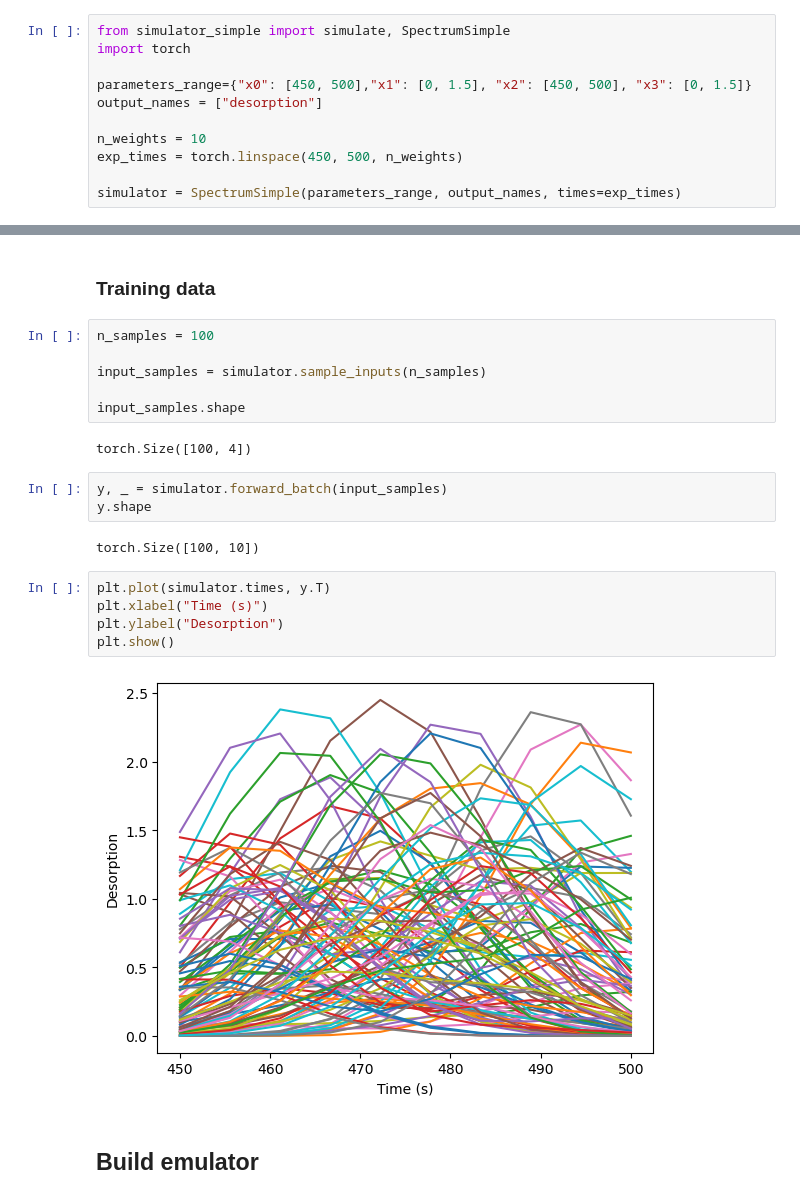
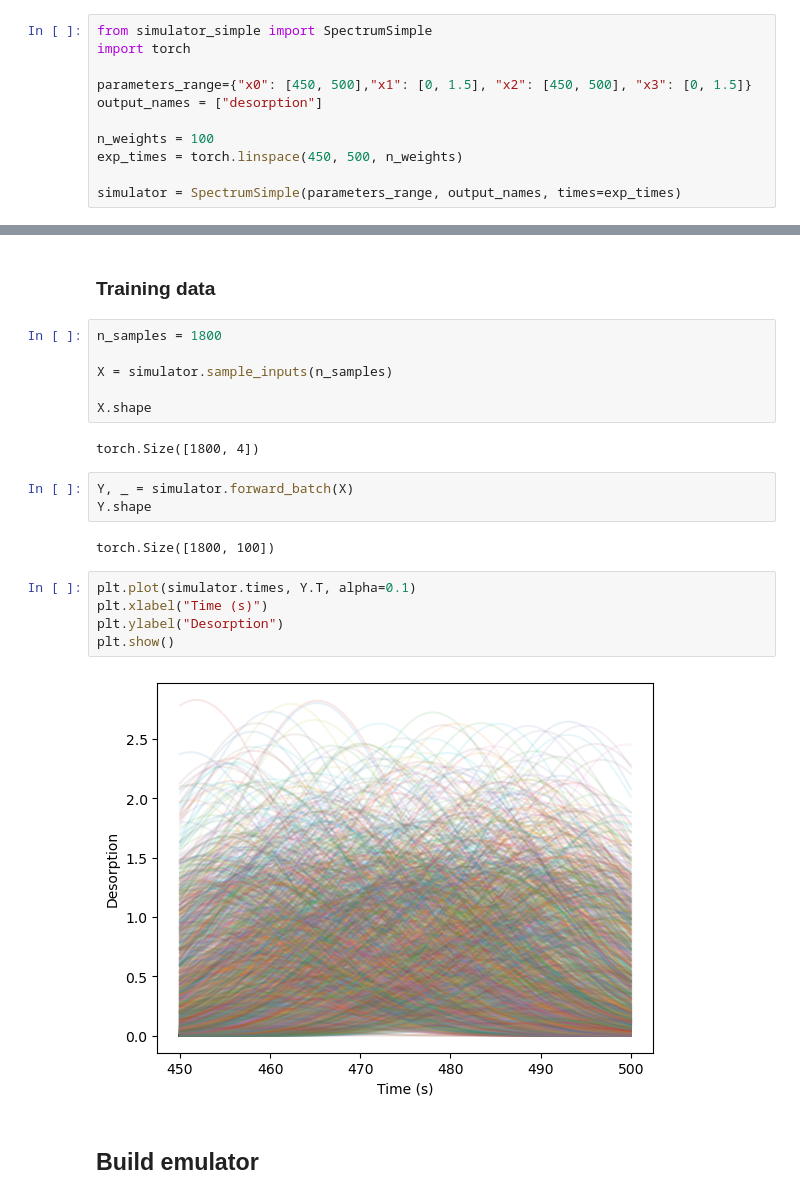
Before and after one commit to festim-dev/festim-emulate, a Jupyter notebook: tds_fitting/main.ipynb, the cells around one changed output, grey strips where cells are left out. Cells and saved outputs as stored; diff of their text form.

```diff
--- a/tds_fitting/main.ipynb
+++ b/tds_fitting/main.ipynb
@@ -3,13 +3,13 @@
 
 ### Real Data
 # %%
-from simulator_simple import simulate, SpectrumSimple
+from simulator_simple import SpectrumSimple
 import torch
 
 parameters_range={"x0": [450, 500],"x1": [0, 1.5], "x2": [450, 500], "x3": [0, 1.5]}
 output_names = ["desorption"]
 
-n_weights = 10
+n_weights = 100
 exp_times = torch.linspace(450, 500, n_weights)
 
 simulator = SpectrumSimple(parameters_range, output_names, times=exp_times)
@@ -39,25 +39,25 @@ plt.show()
 # %% [markdown]
 ### Training data
 # %%
-n_samples = 100
+n_samples = 1800
 
-input_samples = simulator.sample_inputs(n_samples)
+X = simulator.sample_inputs(n_samples)
 
-input_samples.shape
+X.shape
 # %% [output]
-torch.Size([100, 4])
+torch.Size([1800, 4])
 # %%
-y, _ = simulator.forward_batch(input_samples)
-y.shape
+Y, _ = simulator.forward_batch(X)
+Y.shape
 # %% [output]
-torch.Size([100, 10])
+torch.Size([1800, 100])
 # %%
-plt.plot(simulator.times, y.T)
+plt.plot(simulator.times, Y.T, alpha=0.1)
 plt.xlabel("Time (s)")
 plt.ylabel("Desorption")
 plt.show()
 # %% [output]
-[figure, old version]
+[figure, new version]
 # %% [markdown]
 ## Build emulator
 # %%
```
Also changed, not shown: parts of 21 cells of this notebook.
